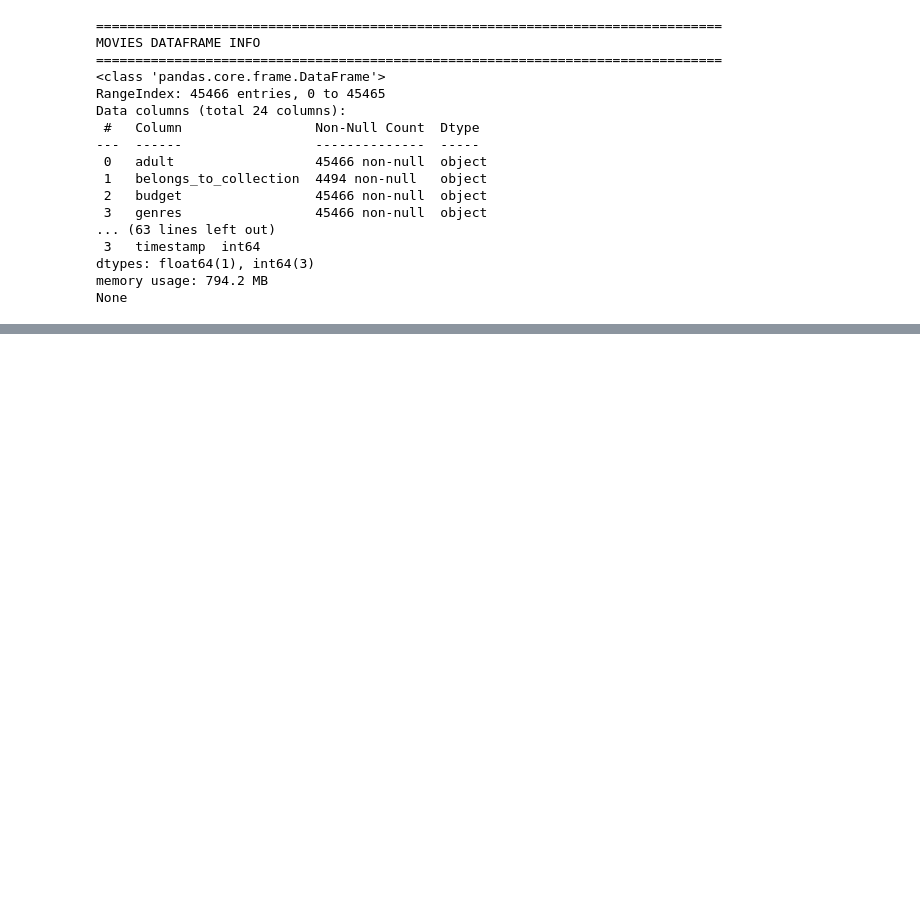
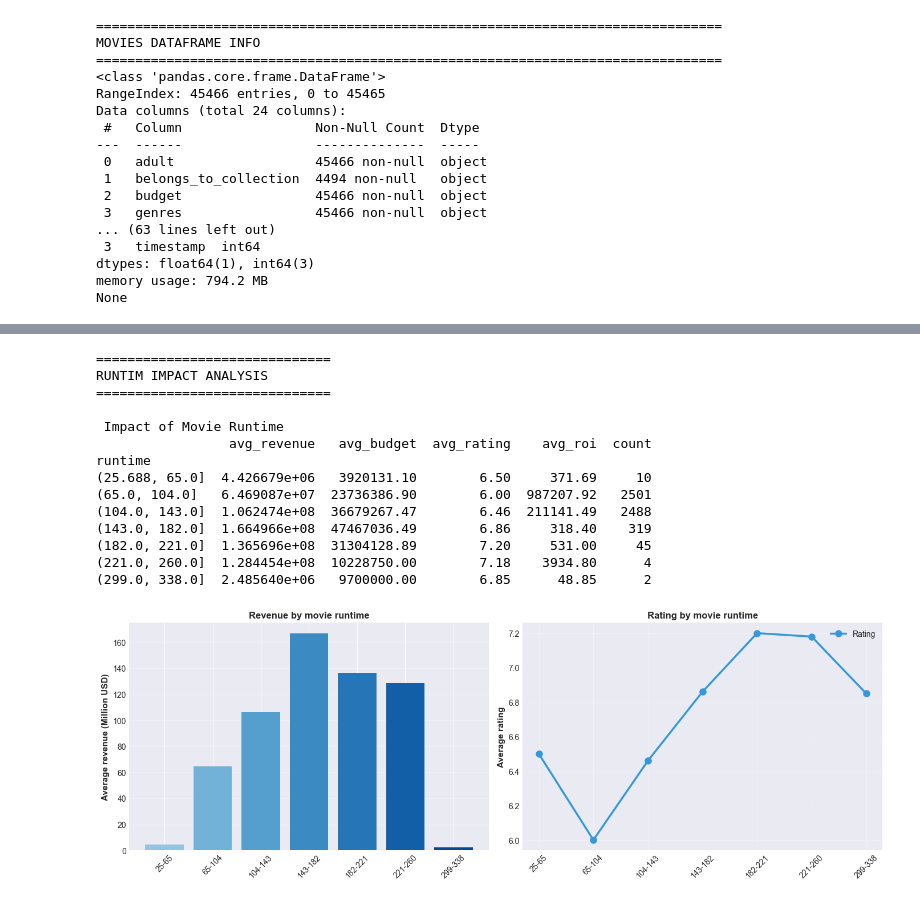
Before and after one commit to dmphuongdoan/Python-Project-DSE, a Jupyter notebook: project.ipynb, the cells around one changed output, grey strips where cells are left out. Cells and saved outputs as stored; diff of their text form; code cells hidden in the pictures; blank space fills up the shorter version.

```diff
--- a/project.ipynb
+++ b/project.ipynb
@@ -72,0 +138,27 @@ print(f'Clean data:')
+# %%
+print('\n' + '=' *30)
+print('RUNTIME IMPACT ANALYSIS')
+print('=' *30)
+
+runtime_analysis = analytics.analyze_runtime_impact()
+print('\n Impact of Movie Runtime')
+print(runtime_analysis)
+
+fig3 = analytics.plot_runtime_impact()
+plt.show()
+# %% [output]
+==============================
+RUNTIM IMPACT ANALYSIS
+==============================
+
+ Impact of Movie Runtime
+                 avg_revenue   avg_budget  avg_rating    avg_roi  count
+runtime
+(25.688, 65.0]  4.426679e+06   3920131.10        6.50     371.69     10
+(65.0, 104.0]   6.469087e+07  23736386.90        6.00  987207.92   2501
+(104.0, 143.0]  1.062474e+08  36679267.47        6.46  211141.49   2488
+(143.0, 182.0]  1.664966e+08  47467036.49        6.86     318.40    319
+(182.0, 221.0]  1.365696e+08  31304128.89        7.20     531.00     45
+(221.0, 260.0]  1.284454e+08  10228750.00        7.18    3934.80      4
+(299.0, 338.0]  2.485640e+06   9700000.00        6.85      48.85      2
+[figure, added]
```
Also changed, not shown: parts of 11 cells of this notebook.
